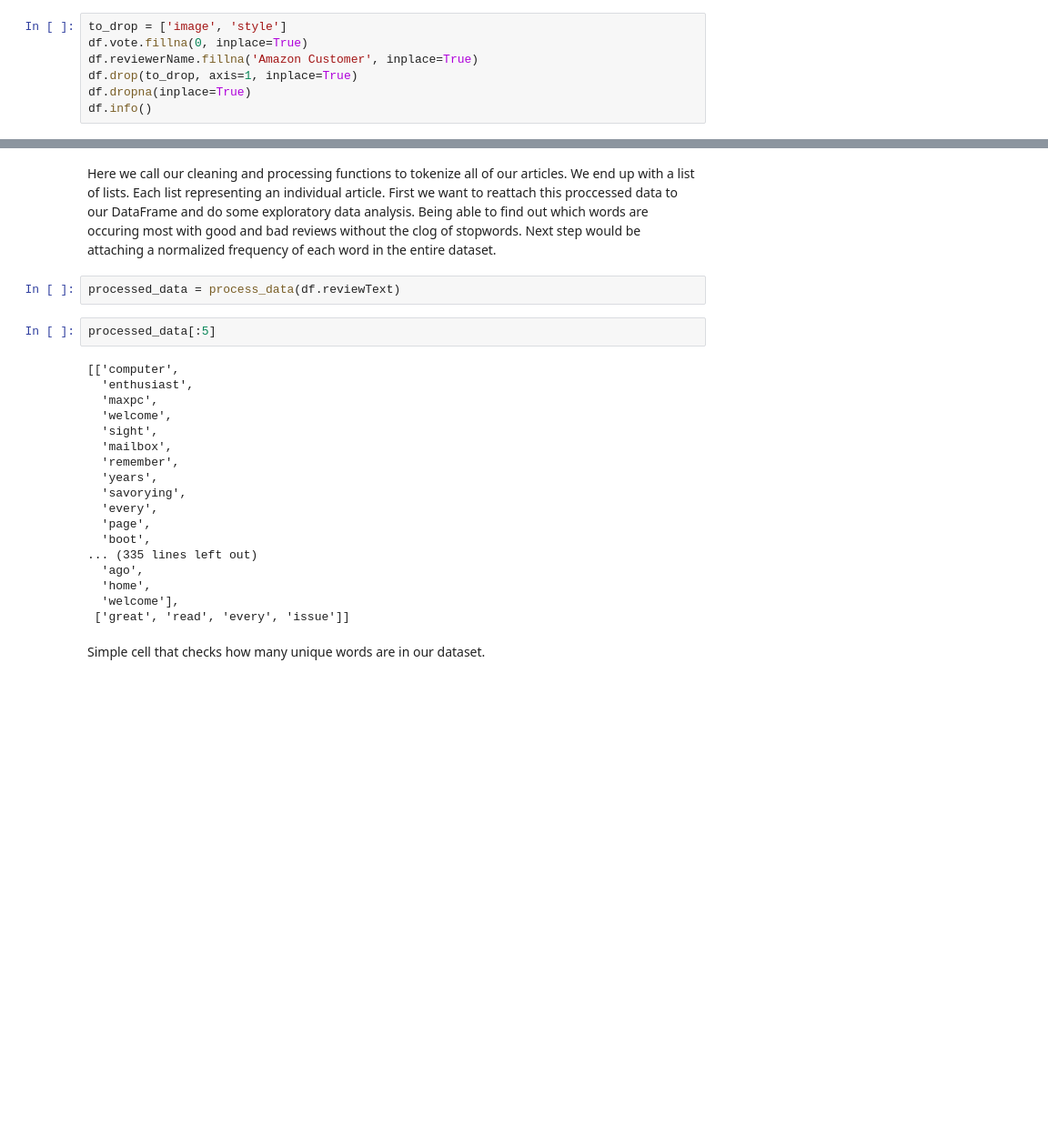
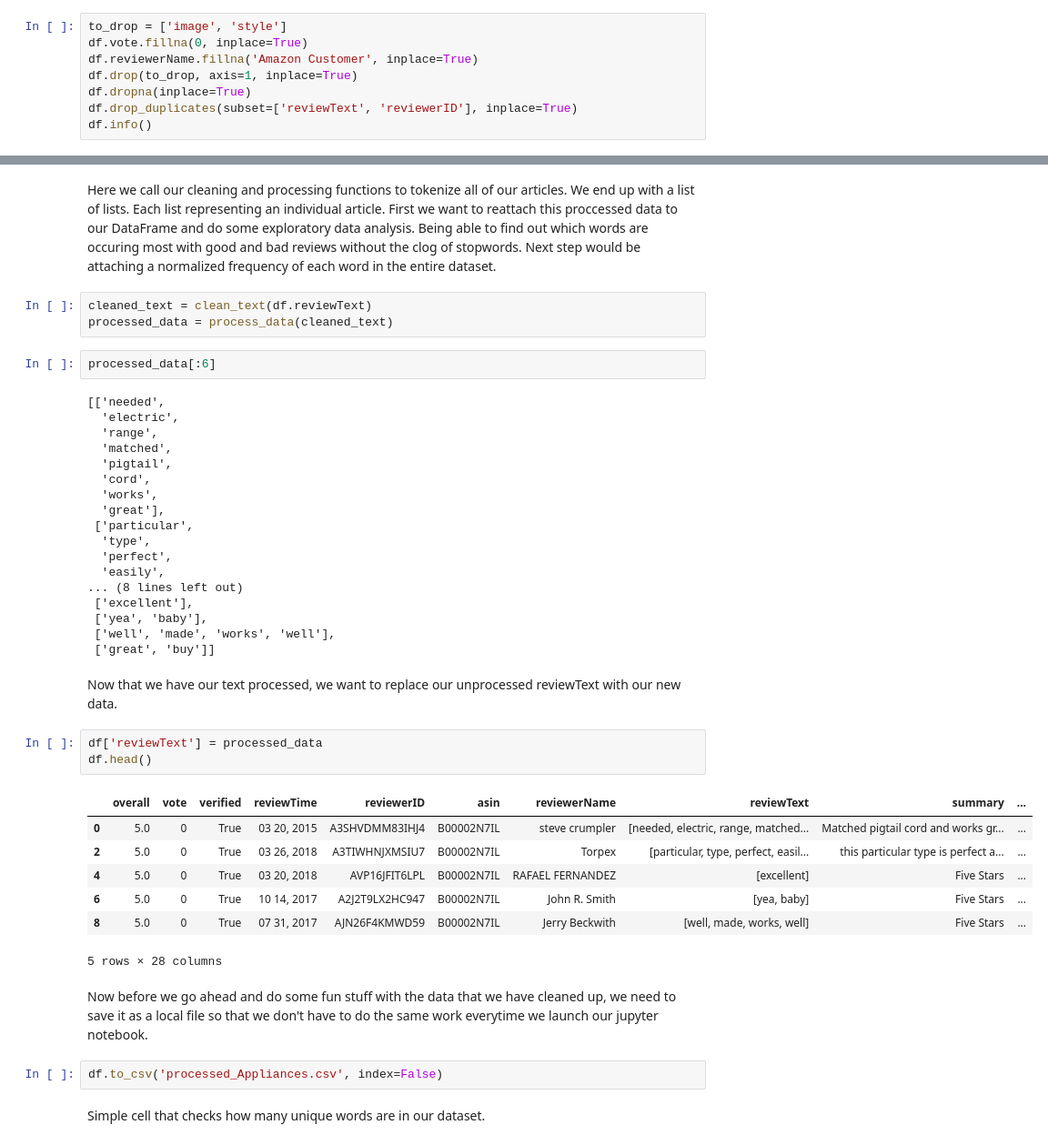
Before and after one commit to Zealfire243/Amazon_review_NLP, a Jupyter notebook: MaidenVoyage.ipynb, the cells around one changed output, grey strips where cells are left out. Shown: that part at 91% size. Drawn from its saved outputs; the diff is of its cells as text; blank space fills up the shorter version.

```diff
--- a/MaidenVoyage.ipynb
+++ b/MaidenVoyage.ipynb
@@ -159,6 +159,7 @@ df.vote.fillna(0, inplace=True)
 df.reviewerName.fillna('Amazon Customer', inplace=True)
 df.drop(to_drop, axis=1, inplace=True)
 df.dropna(inplace=True)
+df.drop_duplicates(subset=['reviewText', 'reviewerID'], inplace=True)
 df.info()
 # %% [output]
 <class 'pandas.core.frame.DataFrame'>
@@ -181,28 +182,46 @@ memory usage: 6.9+ MB
 # %% [markdown]
 Here we call our cleaning and processing functions to tokenize all of our articles. We end up with a list of lists. Each list representing an individual article. First we want to reattach this proccessed data to our DataFrame and do some exploratory data analysis. Being able to find out which words are occuring most with good and bad reviews without the clog of stopwords.
 Next step would be attaching a normalized frequency of each word in the entire dataset.
-# %%
-processed_data = process_data(df.reviewText)
+# %%
+cleaned_text = clean_text(df.reviewText)
+processed_data = process_data(cleaned_text)
 # %%
-processed_data[:5]
+processed_data[:6]
 # %% [output]
-[['computer',
-  'enthusiast',
-  'maxpc',
-  'welcome',
-  'sight',
-  'mailbox',
-  'remember',
-  'years',
-  'savorying',
-  'every',
-  'page',
-  'boot',
-... (335 lines left out)
-  'ago',
-  'home',
-  'welcome'],
- ['great', 'read', 'every', 'issue']]
+[['needed',
+  'electric',
+  'range',
+  'matched',
+  'pigtail',
+  'cord',
+  'works',
+  'great'],
+ ['particular',
+  'type',
+  'perfect',
+  'easily',
+... (8 lines left out)
+ ['excellent'],
+ ['yea', 'baby'],
+ ['well', 'made', 'works', 'well'],
+ ['great', 'buy']]
+# %% [markdown]
+Now that we have our text processed, we want to replace our unprocessed reviewText with our new data.
+# %%
+df['reviewText'] = processed_data
+df.head()
+# %% [output]
+|  | overall | vote | verified | reviewTime | reviewerID | asin | reviewerName | reviewText | summary | ... |
+| 0 | 5.0 | 0 | True | 03 20, 2015 | A3SHVDMM83IHJ4 | B00002N7IL | steve crumpler | [needed, electric, range, matched... | Matched pigtail cord and works gr... | ... |
+| 2 | 5.0 | 0 | True | 03 26, 2018 | A3TIWHNJXMSIU7 | B00002N7IL | Torpex | [particular, type, perfect, easil... | this particular type is perfect a... | ... |
+| 4 | 5.0 | 0 | True | 03 20, 2018 | AVP16JFIT6LPL | B00002N7IL | RAFAEL FERNANDEZ | [excellent] | Five Stars | ... |
+| 6 | 5.0 | 0 | True | 10 14, 2017 | A2J2T9LX2HC947 | B00002N7IL | John R. Smith | [yea, baby] | Five Stars | ... |
+| 8 | 5.0 | 0 | True | 07 31, 2017 | AJN26F4KMWD59 | B00002N7IL | Jerry Beckwith | [well, made, works, well] | Five Stars | ... |
+5 rows × 28 columns
+# %% [markdown]
+Now before we go ahead and do some fun stuff with the data that we have cleaned up, we need to save it as a local file so that we don't have to do the same work everytime we launch our jupyter notebook.
+# %%
+df.to_csv('processed_Appliances.csv', index=False)
 # %% [markdown]
 Simple cell that checks how many unique words are in our dataset.
 # %%
```
Also changed, not shown: parts of 12 cells of this notebook, 2 other files.
